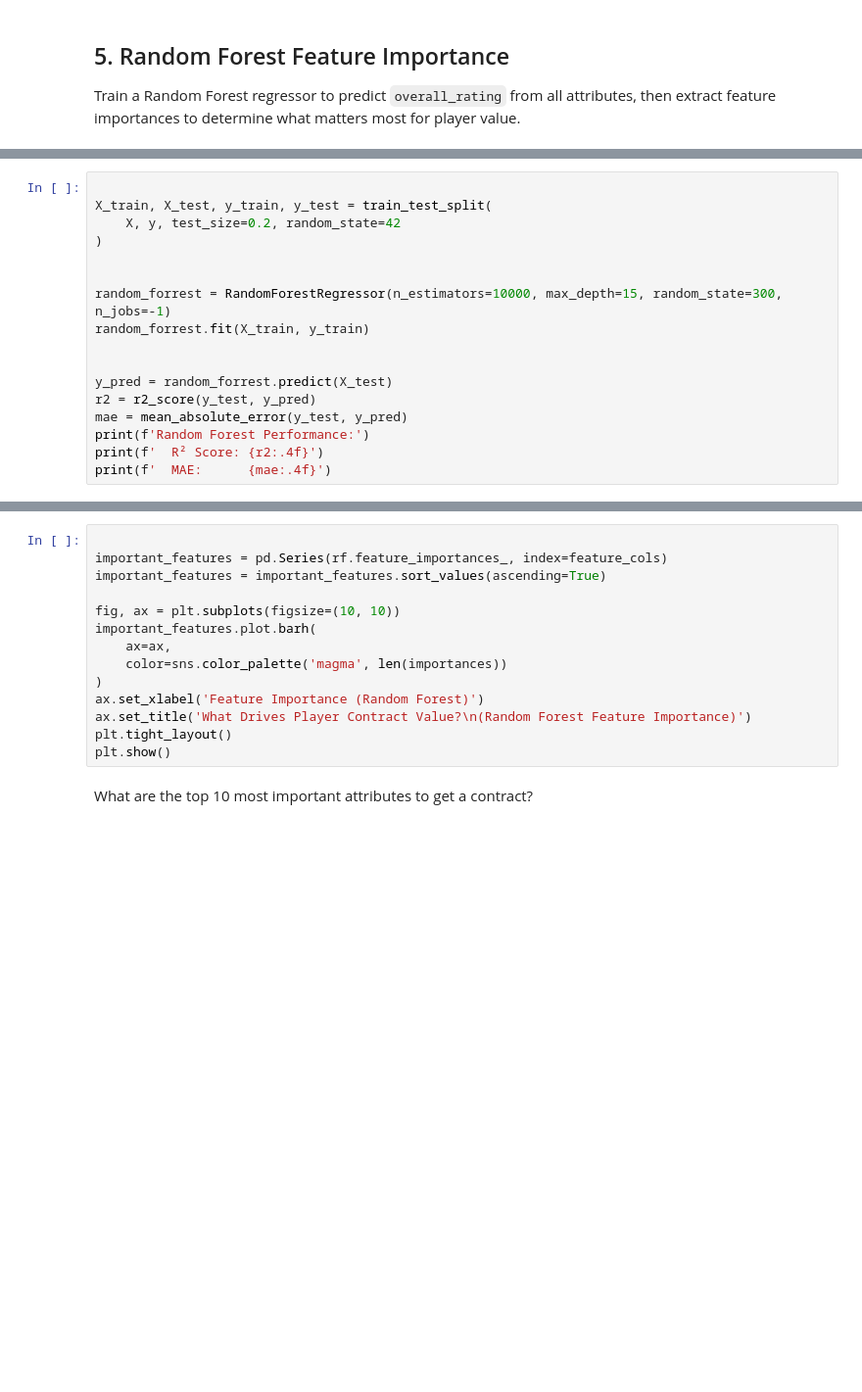
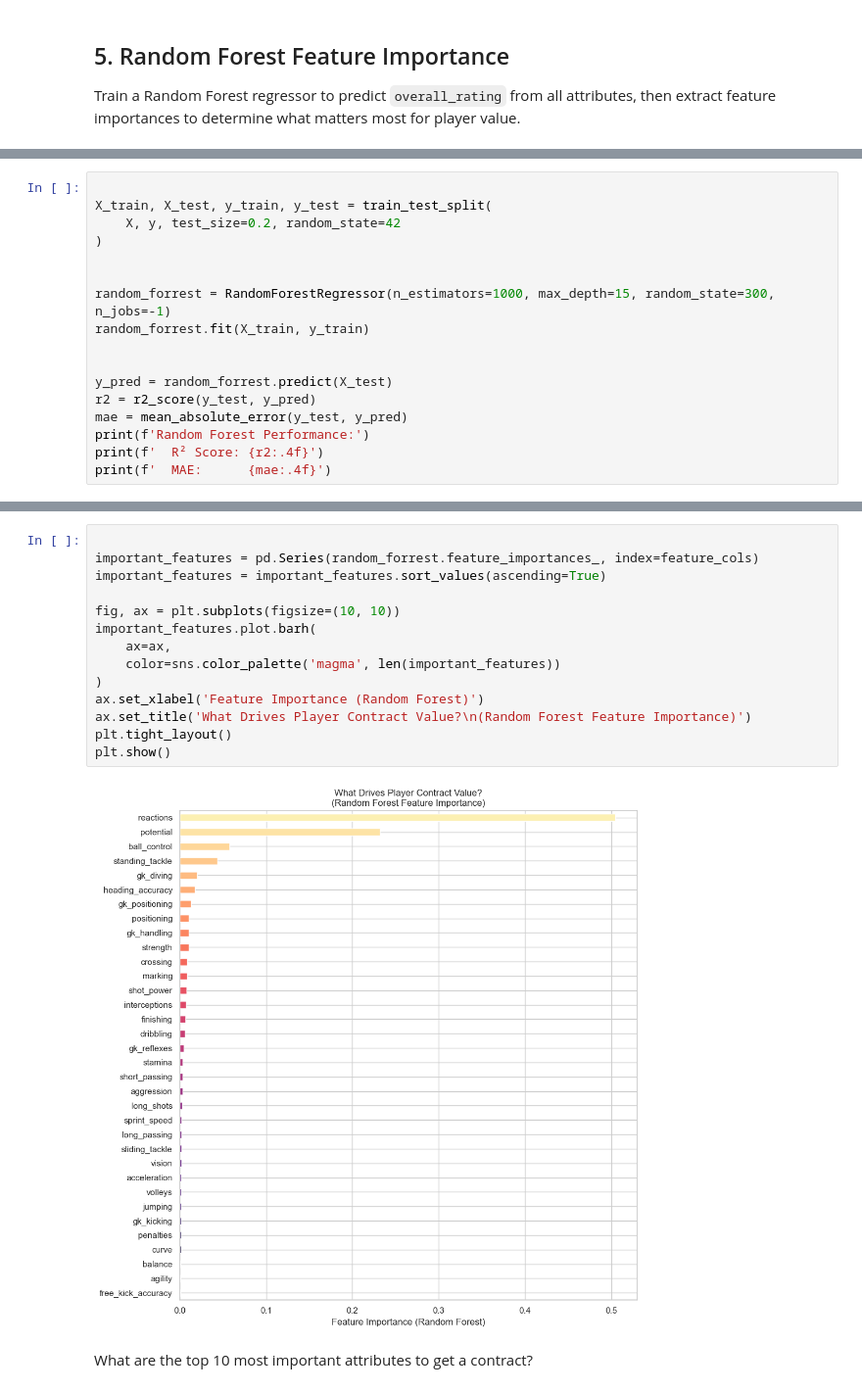
Before and after one commit to beganky/Code-Work, a Jupyter notebook: notebooks/01_exploration.ipynb, the cells around one changed output, grey strips where cells are left out. Shown at 98% size. Drawn from its saved outputs; the diff is of its cells as text; blank space fills up the shorter version.

```diff
--- a/notebooks/01_exploration.ipynb
+++ b/notebooks/01_exploration.ipynb
@@ -164,7 +162,7 @@ X_train, X_test, y_train, y_test = train_test_split(
 )
 
 
-random_forrest = RandomForestRegressor(n_estimators=10000, max_depth=15, random_state=300, n_jobs=-1)
+random_forrest = RandomForestRegressor(n_estimators=1000, max_depth=15, random_state=300, n_jobs=-1)
 random_forrest.fit(X_train, y_train)
 
 
@@ -181,18 +183,20 @@ That takes over 40 minutes to run... run at your own risk.
 Now, find the most important features and plot those results
 # %%
 
-important_features = pd.Series(rf.feature_importances_, index=feature_cols)
+important_features = pd.Series(random_forrest.feature_importances_, index=feature_cols)
 important_features = important_features.sort_values(ascending=True)
 
 fig, ax = plt.subplots(figsize=(10, 10))
 important_features.plot.barh(
     ax=ax,
-    color=sns.color_palette('magma', len(importances))
+    color=sns.color_palette('magma', len(important_features))
 )
 ax.set_xlabel('Feature Importance (Random Forest)')
 ax.set_title('What Drives Player Contract Value?\n(Random Forest Feature Importance)')
 plt.tight_layout()
 plt.show()
+# %% [output]
+[figure, added]
 # %% [markdown]
 What are the top 10 most important attributes to get a contract?
 # %% [markdown]
```
Also changed, not shown: parts of 5 cells of this notebook.
